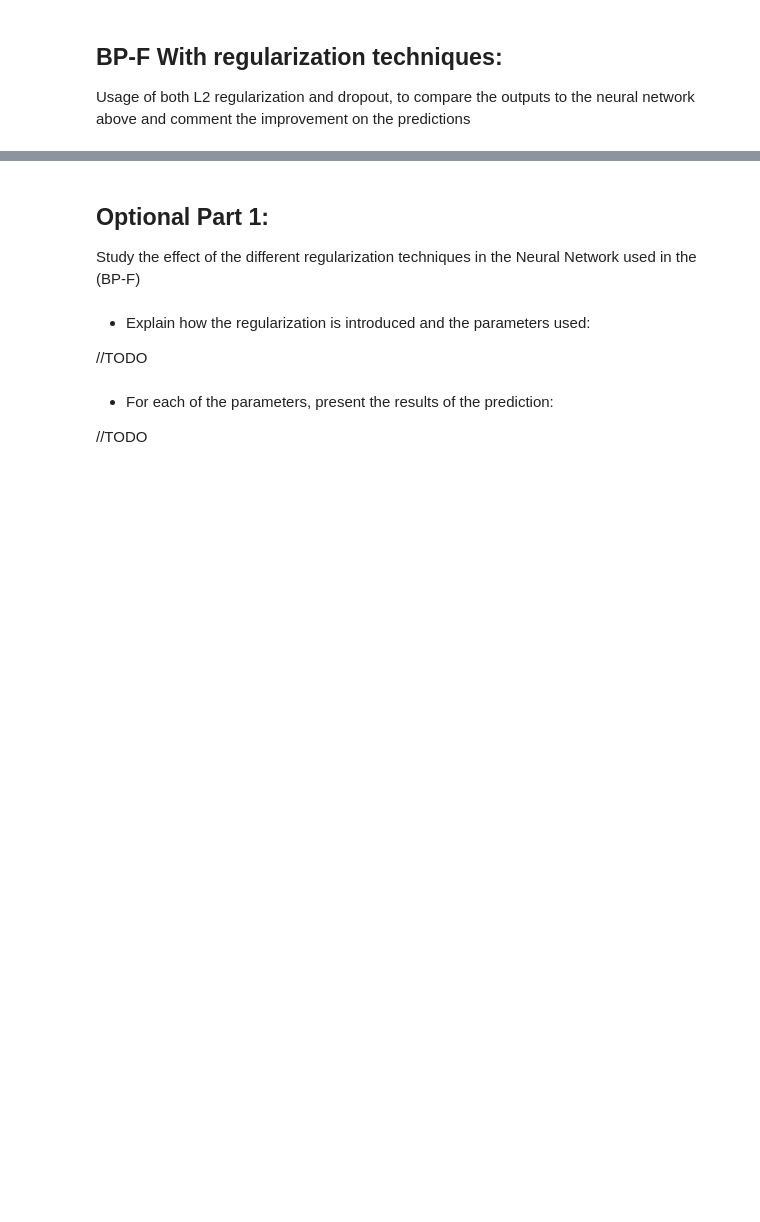
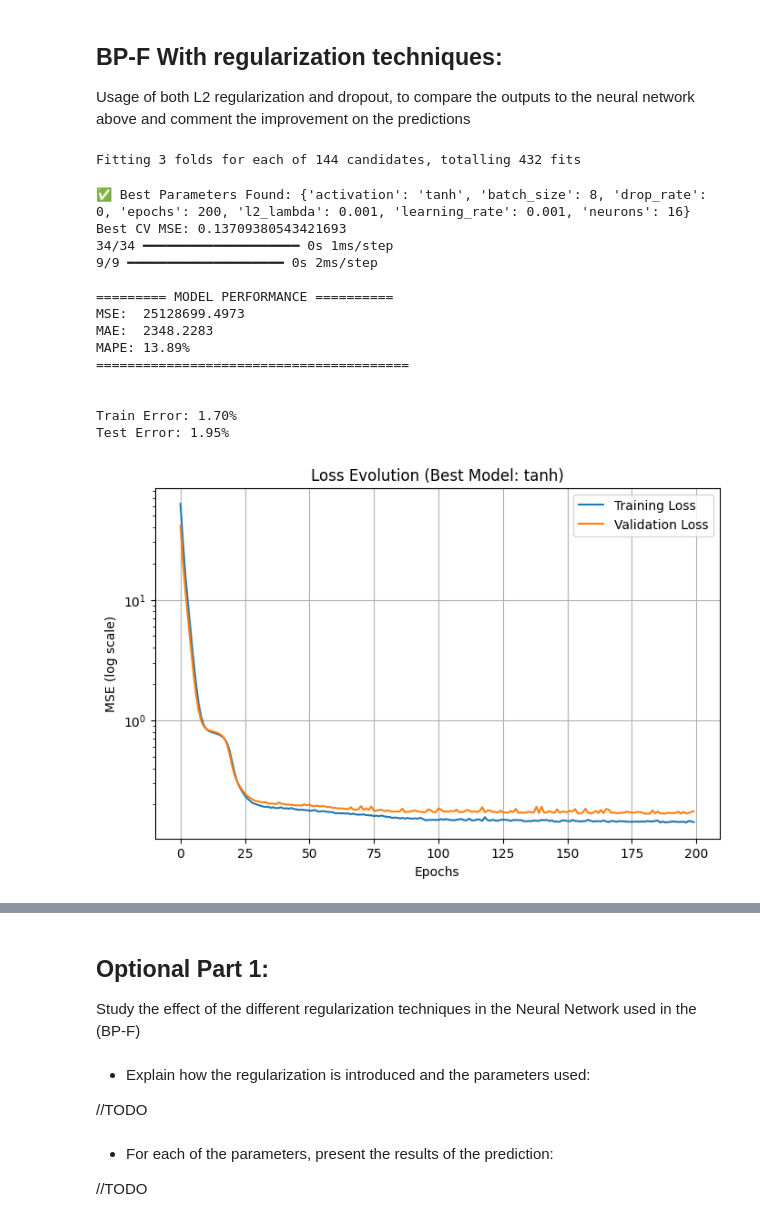
Before and after one commit to XaviVeC/A1SupervisedLearning, a Jupyter notebook: A1-SupervisedLearning.ipynb, the cells around one changed output, grey strips where cells are left out. Saved outputs shown, nothing was run; the diff lists cells and outputs as text; code cells hidden in the pictures; blank space fills up the shorter version.

```diff
--- a/A1-SupervisedLearning.ipynb
+++ b/A1-SupervisedLearning.ipynb
@@ -570,10 +579,10 @@ param_grid = {
     "activation": ["relu", "tanh"],
     "neurons": [8, 16, 32],
     "batch_size": [8, 16],
-    "epochs": [100, 200],
+    "epochs": [200],
     # Regularization parameters
-    "l2_lambda": [0.0001, 0.001, 0.01],
-    "drop_rate": [0.0, 0.1, 0.2]  # 0.0 disables dropout
+    "l2_lambda": [0.0001, 0.001],
+    "drop_rate": [0, 0.1]   #Check if dropout helps
 }
 
 
@@ -616,7 +625,8 @@ history = best_model.fit(
     epochs=best_params["epochs"],
     batch_size=best_params["batch_size"],
     shuffle=True,
-    verbose=1
+    verbose=0
+    #verbose=1
 )
 
 
@@ -651,30 +661,47 @@ print(f"Test Error: {test_error:.2f}%")
 plt.figure(figsize=(8, 5))
 plt.plot(history.history['loss'], label='Training Loss')
 plt.plot(history.history['val_loss'], label='Validation Loss')
 plt.yscale('log')
 plt.title(f"Loss Evolution (Best Model: {best_params['activation']})")
 plt.xlabel('Epochs')
 plt.ylabel('MSE (log scale)')
 plt.legend()
 plt.grid(True)
 plt.show()
 
 # ------------------------------------------------
 # 8. Plot Real vs Predicted Charges
 # ------------------------------------------------
 fig, ax = plt.subplots(figsize=(7, 7))
 # Training points
 ax.scatter(y_train_original, y_train_pred_original, c='blue', alpha=0.6, label='Training Set')
 # Test points
 ax.scatter(y_test_original, y_test_pred_original, c='red', alpha=0.6, label='Test Set')
 # Identity line y = x
 min_val = min(y_train_original.min(), y_test_original.min(), y_train_pred_original.min(), y_test_pred_original.min())
 max_val = max(y_train_original.max(), y_test_original.max(), y_train_pred_original.max(), y_test_pred_original.max())
 ax.plot([min_val, max_val], [min_val, max_val], 'k--', lw=2)
 # Labels
 ax.set_xlabel("Real Charges ($)", fontsize=14)
 ax.set_ylabel("Predicted Charges ($)", fontsize=14)
 ax.set_title(f"Real vs Predicted Charges\nTest MAPE = {mape:.2f}%", fontsize=13)
 ax.legend()
 ax.grid(True)
 plt.show()
+# %% [output]
+Fitting 3 folds for each of 144 candidates, totalling 432 fits
+✅ Best Parameters Found: {'activation': 'tanh', 'batch_size': 8, 'drop_rate': 0, 'epochs': 200, 'l2_lambda': 0.001, 'learning_rate': 0.001, 'neurons': 16}
+Best CV MSE: 0.13709380543421693
+34/34 ━━━━━━━━━━━━━━━━━━━━ 0s 1ms/step
+9/9 ━━━━━━━━━━━━━━━━━━━━ 0s 2ms/step
+
+========= MODEL PERFORMANCE ==========
+MSE:  25128699.4973
+MAE:  2348.2283
+MAPE: 13.89%
+========================================
+
+
+Train Error: 1.70%
+Test Error: 1.95%
+[figure, added]
```
Also changed, not shown: parts of 12 cells of this notebook.
